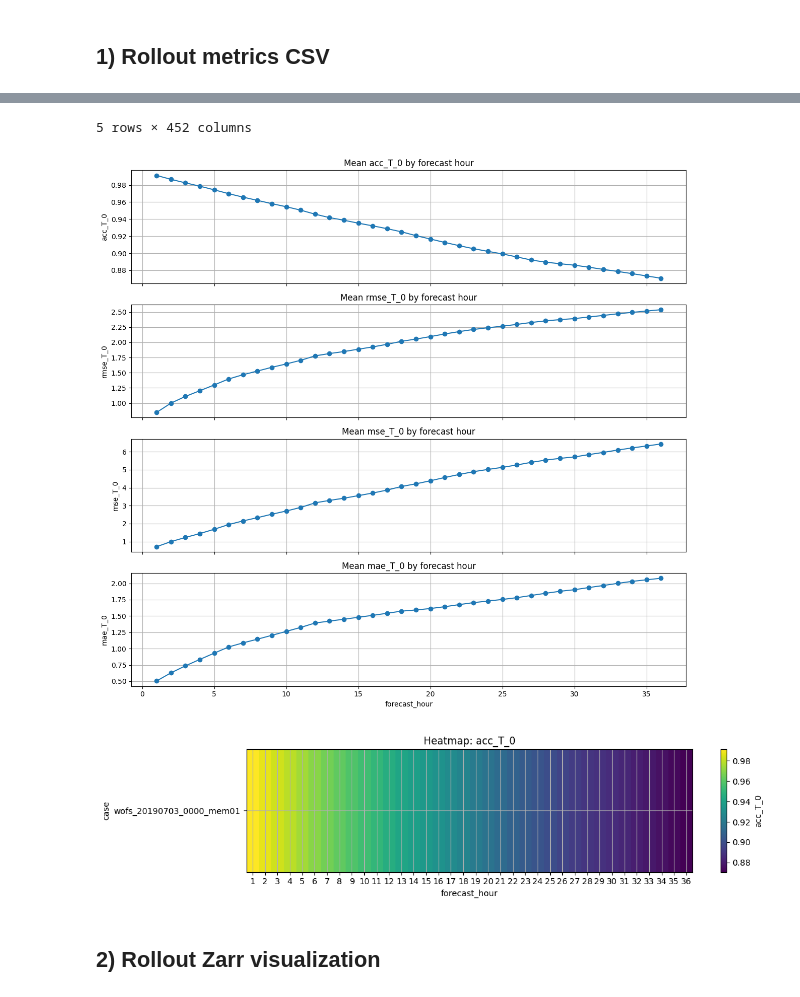
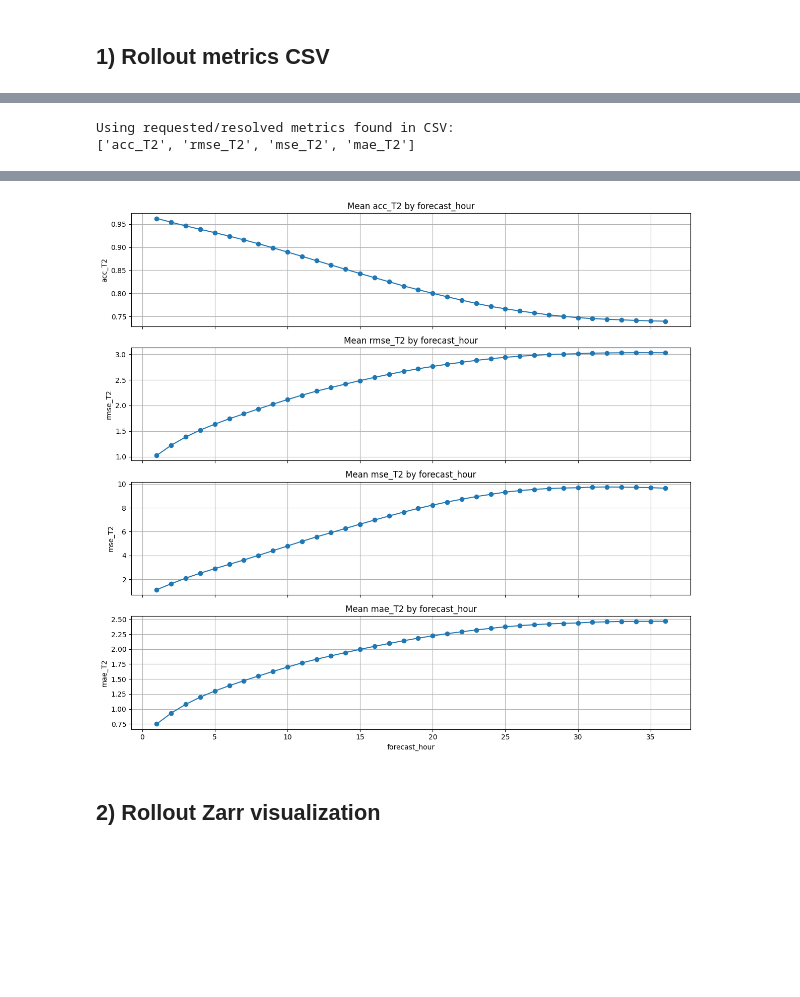
Before and after one commit to huahuou/miles-credit-wofs, a Jupyter notebook: notebooks/wofs_rollout_visualization.ipynb, the cells around one changed output, grey strips where cells are left out. Cells and saved outputs as stored; diff of their text form; code cells hidden in the pictures; blank space fills up the shorter version.

```diff
--- a/notebooks/wofs_rollout_visualization.ipynb
+++ b/notebooks/wofs_rollout_visualization.ipynb
@@ -62,23 +62,49 @@ ID columns    : ['case', 'forecast_hour']
 Metric columns: 452
 ['acc_T_0', 'rmse_T_0', 'mse_T_0', 'mae_T_0', 'acc_T_1', 'rmse_T_1', 'mse_T_1', 'mae_T_1', 'acc_T_2', 'rmse_T_2', 'mse_T_2', 'mae_T_2', 'acc_T_3', 'rmse_T_3', 'mse_T_3', 'mae_T_3', 'acc_T_4', 'rmse_T_ ...
 # %%
-if 'forecast_hour' in df.columns and len(metric_cols) > 0:
-    summary = df.groupby('forecast_hour')[metric_cols].mean(numeric_only=True).sort_index()
+group_col = 'forecast_hour'
+plot_metrics = ['T2']  # You can use full metric names (e.g., acc_T2) or variable names (e.g., T2, T_0, RAIN_AMOUNT)
+
+if group_col in df.columns and len(metric_cols) > 0:
+    requested_metrics = [m.strip() for m in plot_metrics if isinstance(m, str) and len(m.strip()) > 0]
+
+    selected_metrics = []
+    for req in requested_metrics:
+        req_lower = req.lower()
+
+        exact_matches = [c for c in metric_cols if c.lower() == req_lower]
+        suffix_matches = [c for c in metric_cols if c.lower().endswith(f'_{req_lower}')]
+
+        matches = exact_matches if len(exact_matches) > 0 else suffix_matches
+        for col in matches:
+            if col not in selected_metrics:
+                selected_metrics.append(col)
+
+    if len(selected_metrics) == 0:
+        selected_metrics = metric_cols[:min(4, len(metric_cols))]
+        print('Requested metrics not found. Falling back to first available metrics:')
+    else:
+        print('Using requested/resolved metrics found in CSV:')
+    print(selected_metrics)
+
+    summary = df.groupby(group_col)[selected_metrics].mean(numeric_only=True).sort_index()
     display(summary.head())
 
-    n_plot = min(4, len(summary.columns))
+    n_plot = len(selected_metrics)
     fig, axes = plt.subplots(n_plot, 1, figsize=(12, 2.8 * n_plot), sharex=True)
     if n_plot == 1:
         axes = [axes]
 
-    for ax, col in zip(axes, summary.columns[:n_plot]):
+    for ax, col in zip(axes, selected_metrics):
         ax.plot(summary.index, summary[col], marker='o')
         ax.set_ylabel(col)
-        ax.set_title(f'Mean {col} by forecast hour')
+        ax.set_title(f'Mean {col} by {group_col}')
 
-    axes[-1].set_xlabel('forecast_hour')
+    axes[-1].set_xlabel(group_col)
     plt.tight_layout()
     plt.show()
 else:
-    print('Could not plot by forecast hour (missing forecast_hour or metric columns).')
+    print('Could not plot by forecast_hour (missing forecast_hour or metric columns).')
 # %% [output]
+Using requested/resolved metrics found in CSV:
+['acc_T2', 'rmse_T2', 'mse_T2', 'mae_T2']
@@ -92,24 +118,4 @@ else:
-5 rows × 452 columns
-[figure, old version]
+[figure, new version]
-# %%
-if {'case', 'forecast_hour'}.issubset(df.columns) and len(metric_cols) > 0:
-    selected_metric = metric_cols[0]
-    pivot = df.pivot_table(index='case', columns='forecast_hour', values=selected_metric, aggfunc='mean')
-
-    plt.figure(figsize=(12, max(3, 0.35 * len(pivot.index))))
-    im = plt.imshow(pivot.values, aspect='auto', interpolation='nearest')
-    plt.colorbar(im, label=selected_metric)
-    plt.yticks(range(len(pivot.index)), pivot.index)
-    plt.xticks(range(len(pivot.columns)), pivot.columns, rotation=0)
-    plt.xlabel('forecast_hour')
-    plt.ylabel('case')
-    plt.title(f'Heatmap: {selected_metric}')
-    plt.tight_layout()
-    plt.show()
-else:
-    print('Could not draw heatmap; need case, forecast_hour, and at least one metric column.')
-# %% [output]
-[figure, removed]
 # %% [markdown]
 ## 2) Rollout Zarr visualization
 # %%
```
Also changed, not shown: parts of 7 cells of this notebook, 10 other files.
